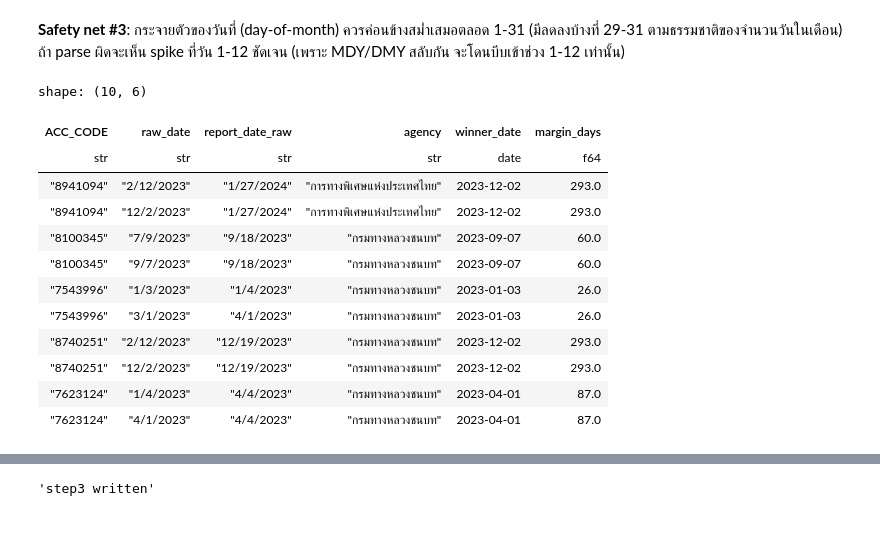
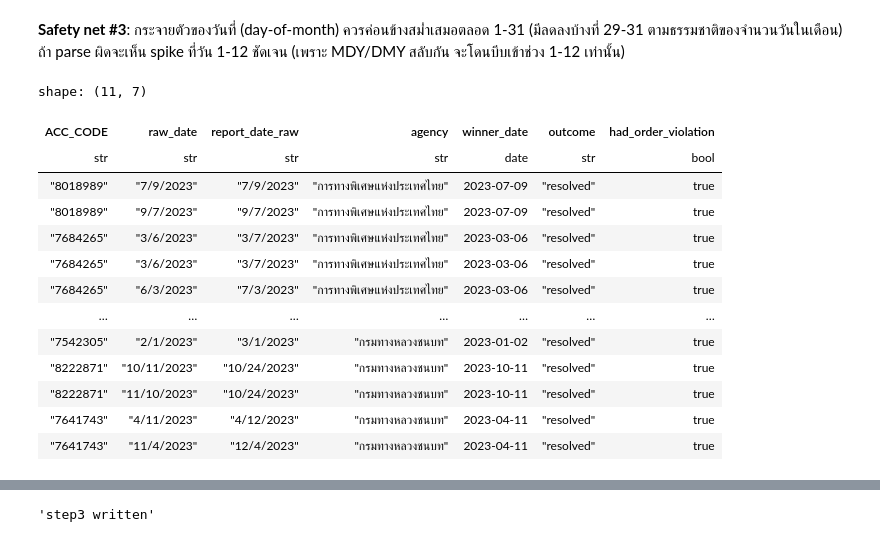
Before and after one commit to PhidPhew/car-insurance-accident-analysis, a Jupyter notebook: notebooks/02_data_cleaning.ipynb, the cells around one changed output, grey strips where cells are left out. Saved outputs shown, nothing was run; the diff lists cells and outputs as text; code cells hidden in the pictures.

```diff
--- a/notebooks/02_data_cleaning.ipynb
+++ b/notebooks/02_data_cleaning.ipynb
@@ -479,41 +484,39 @@ shape: (31, 2)
 29-31 ตามธรรมชาติของจำนวนวันในเดือน) ถ้า parse ผิดจะเห็น spike ที่วัน 1-12 ชัดเจน (เพราะ MDY/DMY สลับกัน
 จะโดนบีบเข้าช่วง 1-12 เท่านั้น)
 # %%
-sample_keys = [
-    r.group_key
-    for r in likelihood_resolutions
-    if r.outcome == "resolved" and r.margin_days is not None
-][:5]
+sample_keys = [r.group_key for r in likelihood_resolutions if r.outcome == "resolved"][:5]
 
 rows = []
 for key in sample_keys:
     resolution = next(r for r in likelihood_resolutions if r.group_key == key)
     sub = accidents_step3.filter(pl.col("ACC_CODE") == key).select(
         "ACC_CODE", "วันที่เกิดเหตุ", "วันที่รายงาน", "หน่วยงาน"
     )
     for row in sub.to_dicts():
         rows.append(
             {
                 "ACC_CODE": row["ACC_CODE"],
                 "raw_date": row["วันที่เกิดเหตุ"],
                 "report_date_raw": row["วันที่รายงาน"],
                 "agency": row["หน่วยงาน"],
                 "winner_date": resolution.winner_date,
-                "margin_days": resolution.margin_days,
+                "outcome": resolution.outcome,
+                "had_order_violation": resolution.had_order_violation,
             }
         )
 pl.DataFrame(rows)
 # %% [output]
-shape: (10, 6)
+shape: (11, 7)
-| ACC_CODE | raw_date | report_date_raw | agency | winner_date | margin_days |
-| str | str | str | str | date | f64 |
-| "8941094" | "2/12/2023" | "1/27/2024" | "การทางพิเศษแห่งประเทศไทย" | 2023-12-02 | 293.0 |
-| "8941094" | "12/2/2023" | "1/27/2024" | "การทางพิเศษแห่งประเทศไทย" | 2023-12-02 | 293.0 |
-| "8100345" | "7/9/2023" | "9/18/2023" | "กรมทางหลวงชนบท" | 2023-09-07 | 60.0 |
-| "8100345" | "9/7/2023" | "9/18/2023" | "กรมทางหลวงชนบท" | 2023-09-07 | 60.0 |
-| "7543996" | "1/3/2023" | "1/4/2023" | "กรมทางหลวงชนบท" | 2023-01-03 | 26.0 |
-| "7543996" | "3/1/2023" | "4/1/2023" | "กรมทางหลวงชนบท" | 2023-01-03 | 26.0 |
-| "8740251" | "2/12/2023" | "12/19/2023" | "กรมทางหลวงชนบท" | 2023-12-02 | 293.0 |
-| "8740251" | "12/2/2023" | "12/19/2023" | "กรมทางหลวงชนบท" | 2023-12-02 | 293.0 |
-| "7623124" | "1/4/2023" | "4/4/2023" | "กรมทางหลวงชนบท" | 2023-04-01 | 87.0 |
-| "7623124" | "4/1/2023" | "4/4/2023" | "กรมทางหลวงชนบท" | 2023-04-01 | 87.0 |
+| ACC_CODE | raw_date | report_date_raw | agency | winner_date | outcome | had_order_violation |
+| str | str | str | str | date | str | bool |
+| "8018989" | "7/9/2023" | "7/9/2023" | "การทางพิเศษแห่งประเทศไทย" | 2023-07-09 | "resolved" | true |
+| "8018989" | "9/7/2023" | "9/7/2023" | "การทางพิเศษแห่งประเทศไทย" | 2023-07-09 | "resolved" | true |
+| "7684265" | "3/6/2023" | "3/7/2023" | "การทางพิเศษแห่งประเทศไทย" | 2023-03-06 | "resolved" | true |
+| "7684265" | "3/6/2023" | "3/7/2023" | "การทางพิเศษแห่งประเทศไทย" | 2023-03-06 | "resolved" | true |
+| "7684265" | "6/3/2023" | "7/3/2023" | "การทางพิเศษแห่งประเทศไทย" | 2023-03-06 | "resolved" | true |
+| … | … | … | … | … | … | … |
+| "7542305" | "2/1/2023" | "3/1/2023" | "กรมทางหลวงชนบท" | 2023-01-02 | "resolved" | true |
+| "8222871" | "10/11/2023" | "10/24/2023" | "กรมทางหลวงชนบท" | 2023-10-11 | "resolved" | true |
+| "8222871" | "11/10/2023" | "10/24/2023" | "กรมทางหลวงชนบท" | 2023-10-11 | "resolved" | true |
+| "7641743" | "4/11/2023" | "4/12/2023" | "กรมทางหลวงชนบท" | 2023-04-11 | "resolved" | true |
+| "7641743" | "11/4/2023" | "12/4/2023" | "กรมทางหลวงชนบท" | 2023-04-11 | "resolved" | true |
```
Also changed, not shown: parts of 6 cells of this notebook, 2 other files.
